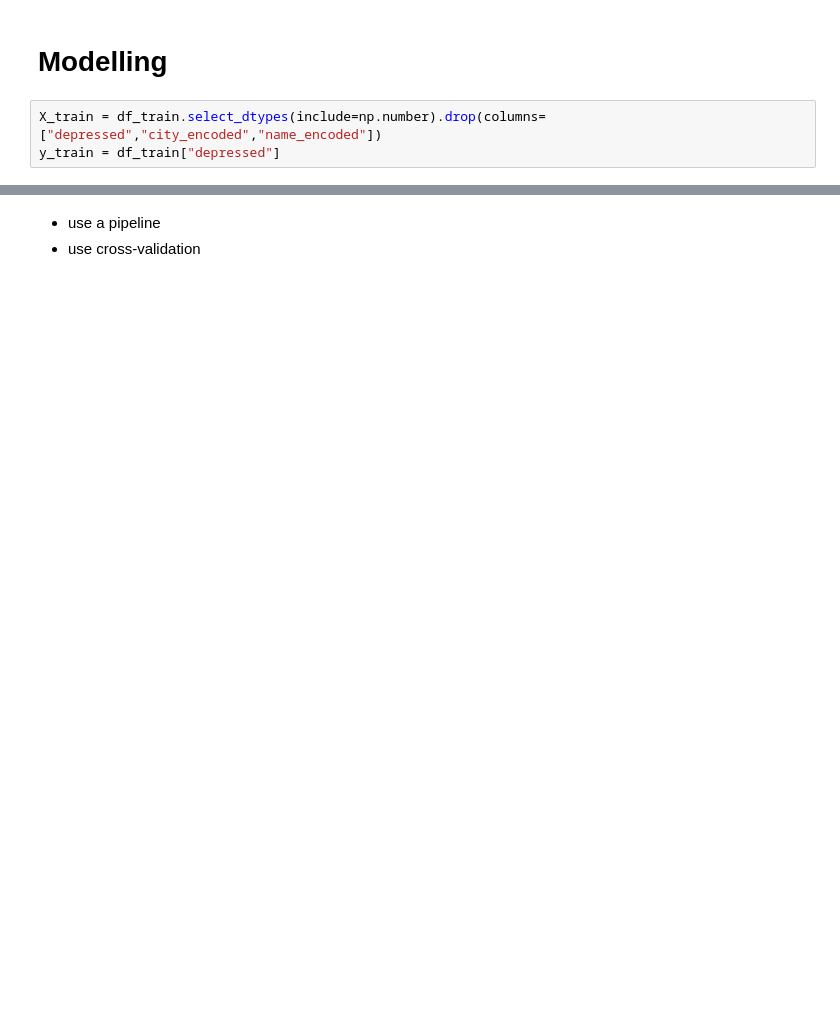
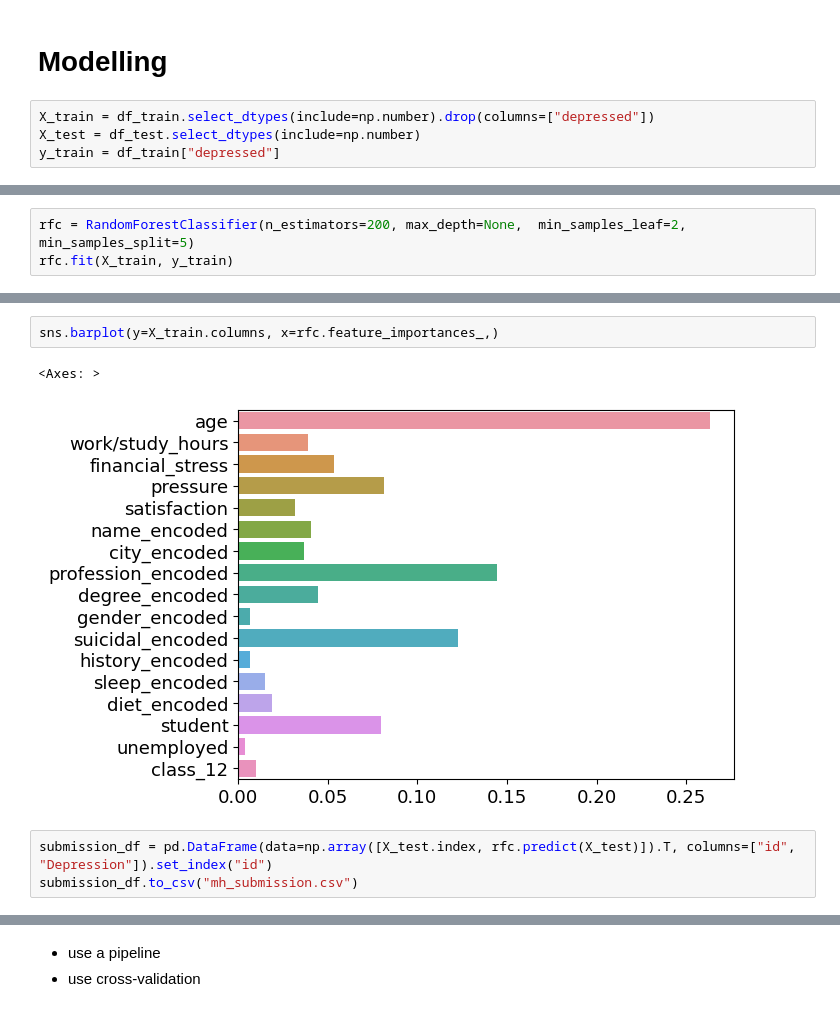
Before and after one commit to Joehmyers/mental-health-classification-experiment, a Jupyter notebook: kaggle_mental_health_competition.ipynb, the cells around one changed output, grey strips where cells are left out. Drawn from its saved outputs; the diff is of its cells as text; blank space fills up the shorter version.

Commit message:
First submission concluded

```diff
--- a/kaggle_mental_health_competition.ipynb
+++ b/kaggle_mental_health_competition.ipynb
@@ -825,5 +801,6 @@ calculate_vif(df_train.select_dtypes(include=np.number).drop(columns="depressed"
 # %% [markdown]
 # Modelling
 # %%
-X_train = df_train.select_dtypes(include=np.number).drop(columns=["depressed","city_encoded","name_encoded"])
+X_train = df_train.select_dtypes(include=np.number).drop(columns=["depressed"])
+X_test = df_test.select_dtypes(include=np.number)
 y_train = df_train["depressed"]
@@ -884 +852,4 @@ Fitting 5 folds for each of 24 candidates, totalling 120 fits
 KeyboardInterrupt:
+# %%
+rfc = RandomForestClassifier(n_estimators=200, max_depth=None,  min_samples_leaf=2, min_samples_split=5)
+rfc.fit(X_train, y_train)
@@ -884,0 +875,8 @@ KeyboardInterrupt:
+# %%
+sns.barplot(y=X_train.columns, x=rfc.feature_importances_,)
+# %% [output]
+<Axes: >
+[figure, added]
+# %%
+submission_df = pd.DataFrame(data=np.array([X_test.index, rfc.predict(X_test)]).T, columns=["id", "Depression"]).set_index("id")
+submission_df.to_csv("mh_submission.csv")
```
Also changed, not shown: parts of 17 cells of this notebook, 1 other file.
